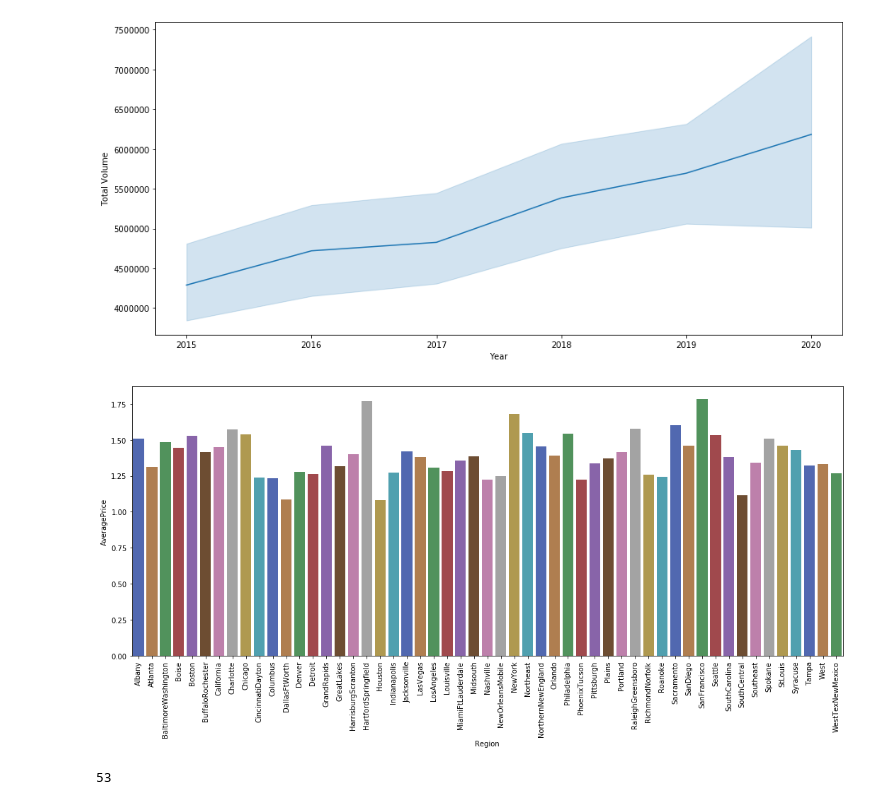
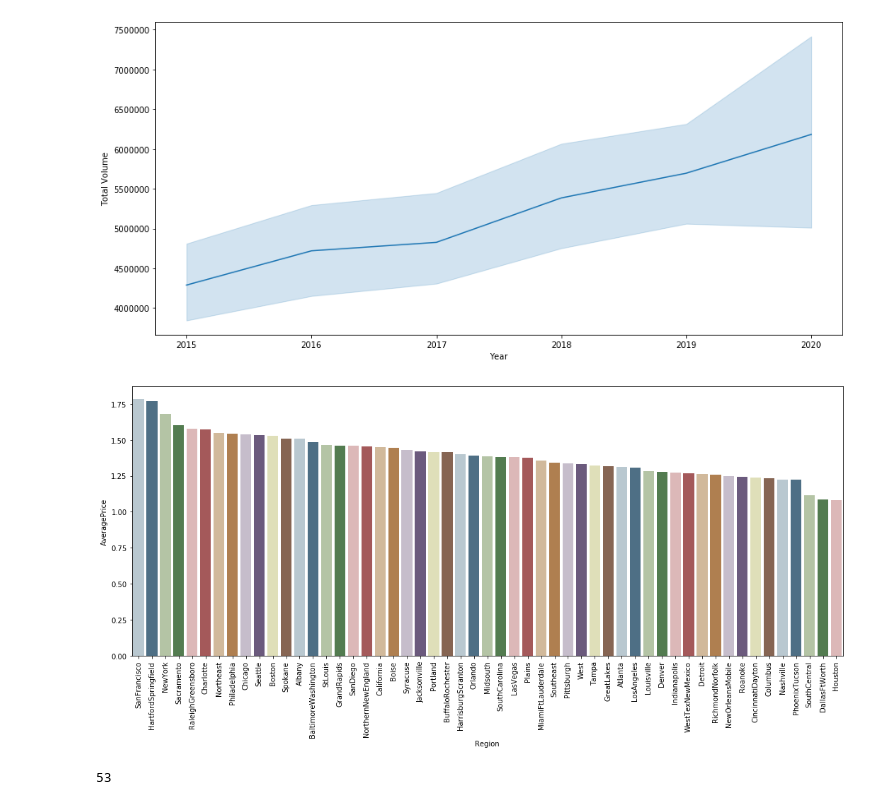
Before and after one commit to SoroushGhaderi/avocado_prices_data_analysis_machine_learning, a Jupyter notebook: avocado_data_analysis.ipynb, the cells around one changed output. Cells and saved outputs as stored; diff of their text form; code cells hidden in the pictures.

Commit message:
sort barplot

```diff
--- a/avocado_data_analysis.ipynb
+++ b/avocado_data_analysis.ipynb
@@ -64,11 +64,12 @@ plt.show()
 # %%
 plt.figure(figsize=(18, 7))
 sns.barplot(x= "Region", y= "AveragePrice", data = average_total_per_year_month_region, ci= False,
-            palette=sns.color_palette("bright", n_colors=53, desat=.5))
+            palette=sns.color_palette("Paired", n_colors=53, desat=.5),
+            order= average_total_per_year_month_region.groupby("Region")["AveragePrice"].mean().sort_values(ascending= False).index)
 plt.xticks(rotation = 90)
 plt.show()
 # %% [output]
-[figure, old version]
+[figure, new version]
 # %%
 avocado["Region"].nunique()
 # %% [output]
```
Also changed, not shown: parts of 1 cell of this notebook.
